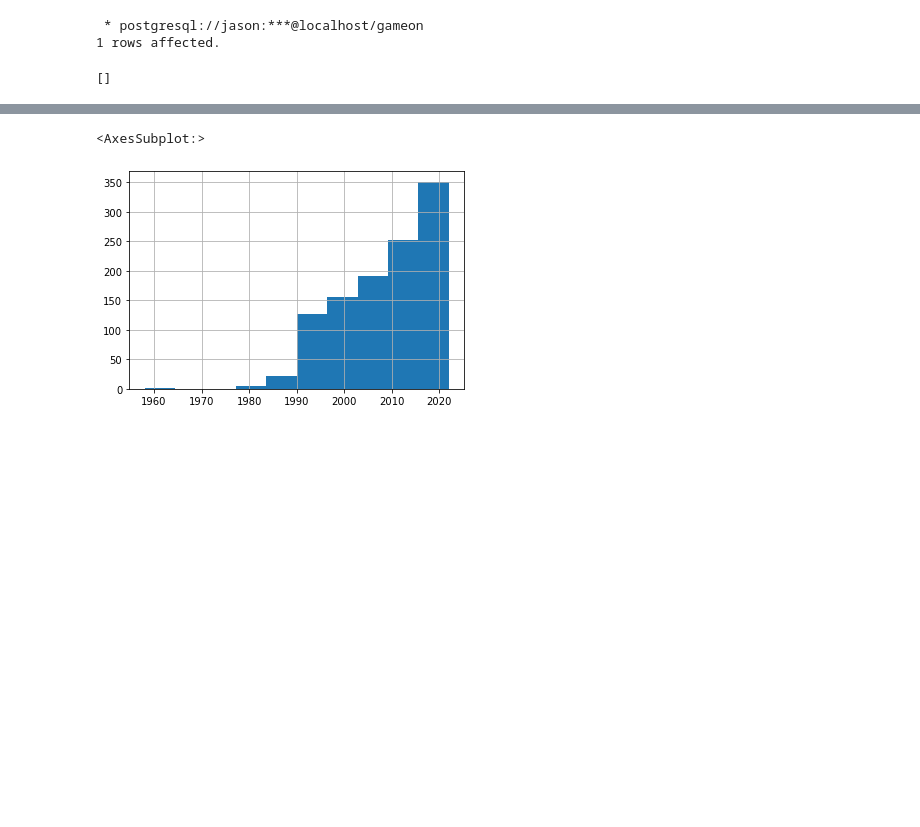
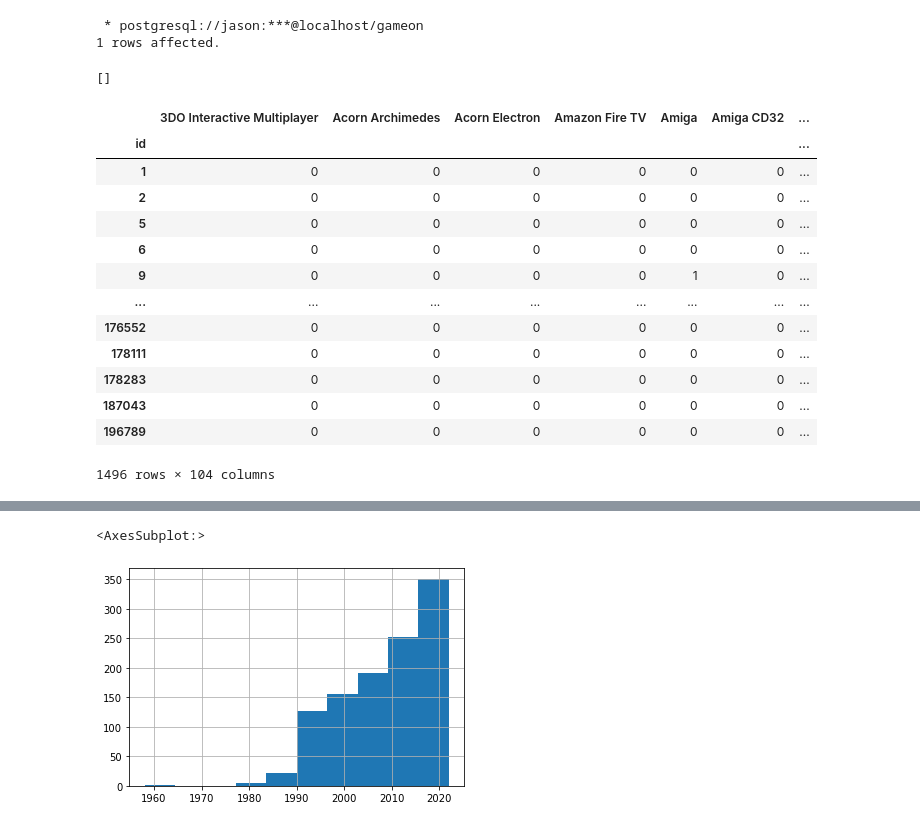
Before and after one commit to 1990Jasonlee/GameOnPassion, a Jupyter notebook: GameOnJson.ipynb, the cells around one changed output, grey strips where cells are left out. Saved outputs shown, nothing was run; the diff lists cells and outputs as text; code cells hidden in the pictures; blank space fills up the shorter version.

```diff
--- a/GameOnJson.ipynb
+++ b/GameOnJson.ipynb
@@ -848,26 +849,42 @@ p19.set_index("id", inplace=True)
 # %%
 plat1 = p1['Platform Name'].str.get_dummies().astype(int)
 plat2 = p2['Platform Name'].str.get_dummies().astype(int)
 plat3 = p3['Platform Name'].str.get_dummies().astype(int)
 plat4 = p4['Platform Name'].str.get_dummies().astype(int)
 plat5 = p5['Platform Name'].str.get_dummies().astype(int)
 plat6 = p6['Platform Name'].str.get_dummies().astype(int)
 plat7 = p7['Platform Name'].str.get_dummies().astype(int)
 plat8 = p8['Platform Name'].str.get_dummies().astype(int)
 plat9 = p9['Platform Name'].str.get_dummies().astype(int)
 plat10 = p10['Platform Name'].str.get_dummies().astype(int)
 plat11 = p11['Platform Name'].str.get_dummies().astype(int)
 plat12 = p12['Platform Name'].str.get_dummies().astype(int)
 plat13 = p13['Platform Name'].str.get_dummies().astype(int)
 plat14 = p14['Platform Name'].str.get_dummies().astype(int)
 plat15 = p15['Platform Name'].str.get_dummies().astype(int)
 plat16 = p16['Platform Name'].str.get_dummies().astype(int)
 plat17 = p17['Platform Name'].str.get_dummies().astype(int)
 plat18 = p18['Platform Name'].str.get_dummies().astype(int)
 plat19 = p19['Platform Name'].str.get_dummies().astype(int)
 
-plat_combined = plat1.add(plat2, fill_value=0).add(plat3, fill_value=0).add(plat4, fill_value=0).add(plat5, fill_value=0).add(plat6, fill_value=0).add(plat7, fill_value=0).add(plat8, fill_value=0).add(plat9, fill_value=0).add(plat10, fill_value=0).add(plat11, fill_value=0).add(plat12, fill_value=0).add(plat13, fill_value=0).add(plat14, fill_value=0).add(plat15, fill_value=0).add(plat16, fill_value=0).add(plat17, fill_value=0).add(plat18, fill_value=0).add(plat19, fill_value=0).replace(np.nan, 0)
+plat_combined = plat1.add(plat2, fill_value=0).add(plat3, fill_value=0).add(plat4, fill_value=0).add(plat5, fill_value=0).add(plat6, fill_value=0).add(plat7, fill_value=0).add(plat8, fill_value=0).add(plat9, fill_value=0).add(plat10, fill_value=0).add(plat11, fill_value=0).add(plat12, fill_value=0).add(plat13, fill_value=0).add(plat14, fill_value=0).add(plat15, fill_value=0).add(plat16, fill_value=0).add(plat17, fill_value=0).add(plat18, fill_value=0).add(plat19, fill_value=0).replace(np.nan, 0).astype(int)
 plat_combined = plat_combined.rename(columns={'Arcade':'Arcade Platform'})
+plat_combined
+# %% [output]
+|  | 3DO Interactive Multiplayer | Acorn Archimedes | Acorn Electron | Amazon Fire TV | Amiga | Amiga CD32 | ... |
+| id |  |  |  |  |  |  | ... |
+| 1 | 0 | 0 | 0 | 0 | 0 | 0 | ... |
+| 2 | 0 | 0 | 0 | 0 | 0 | 0 | ... |
+| 5 | 0 | 0 | 0 | 0 | 0 | 0 | ... |
+| 6 | 0 | 0 | 0 | 0 | 0 | 0 | ... |
+| 9 | 0 | 0 | 0 | 0 | 1 | 0 | ... |
+| ... | ... | ... | ... | ... | ... | ... | ... |
+| 176552 | 0 | 0 | 0 | 0 | 0 | 0 | ... |
+| 178111 | 0 | 0 | 0 | 0 | 0 | 0 | ... |
+| 178283 | 0 | 0 | 0 | 0 | 0 | 0 | ... |
+| 187043 | 0 | 0 | 0 | 0 | 0 | 0 | ... |
+| 196789 | 0 | 0 | 0 | 0 | 0 | 0 | ... |
+1496 rows × 104 columns
 # %%
 df= df.join(genres_combined).join(plat_combined).join(mode_combined)
 # %%
```
Also changed, not shown: parts of 6 cells of this notebook, 1 other file.
